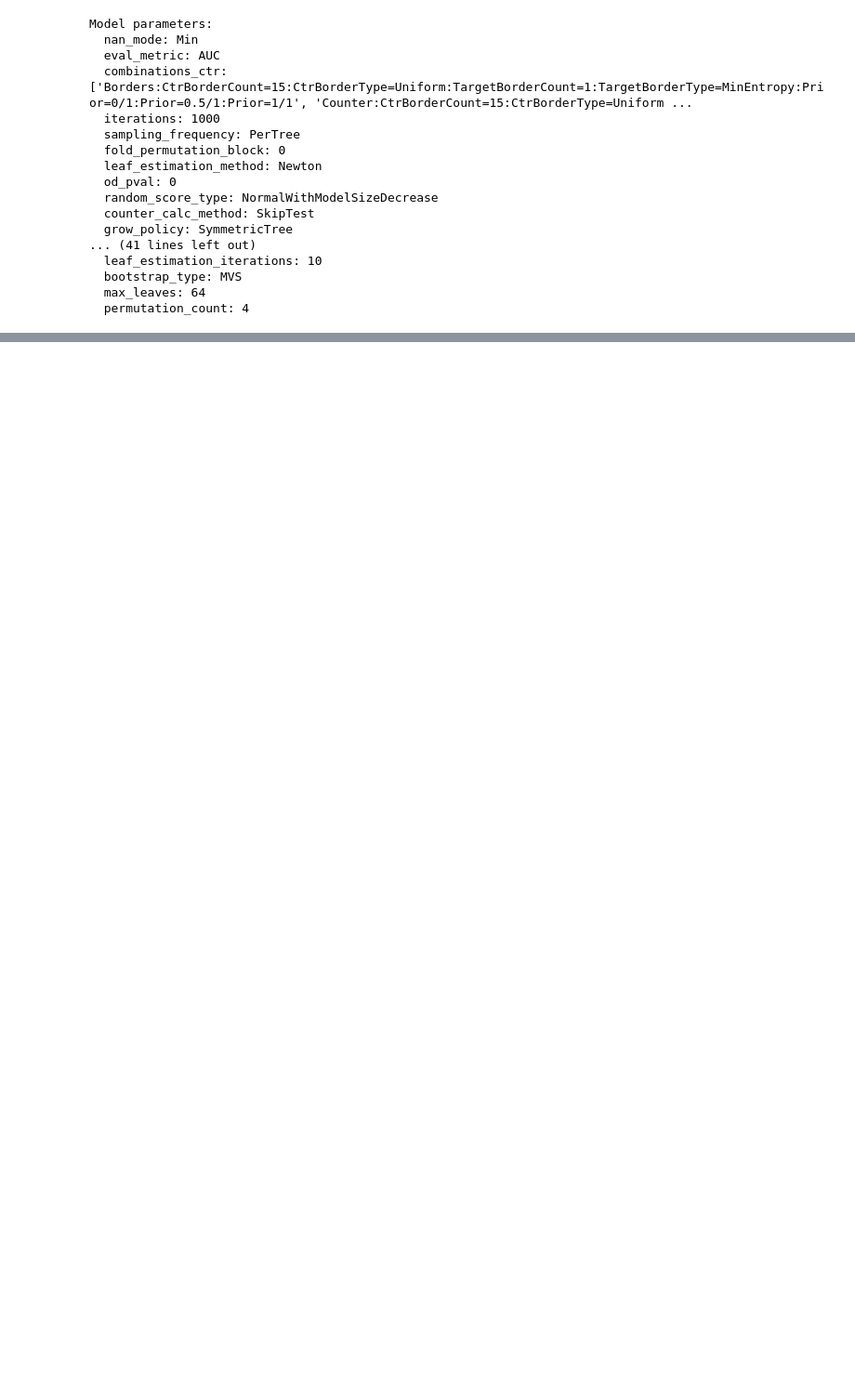
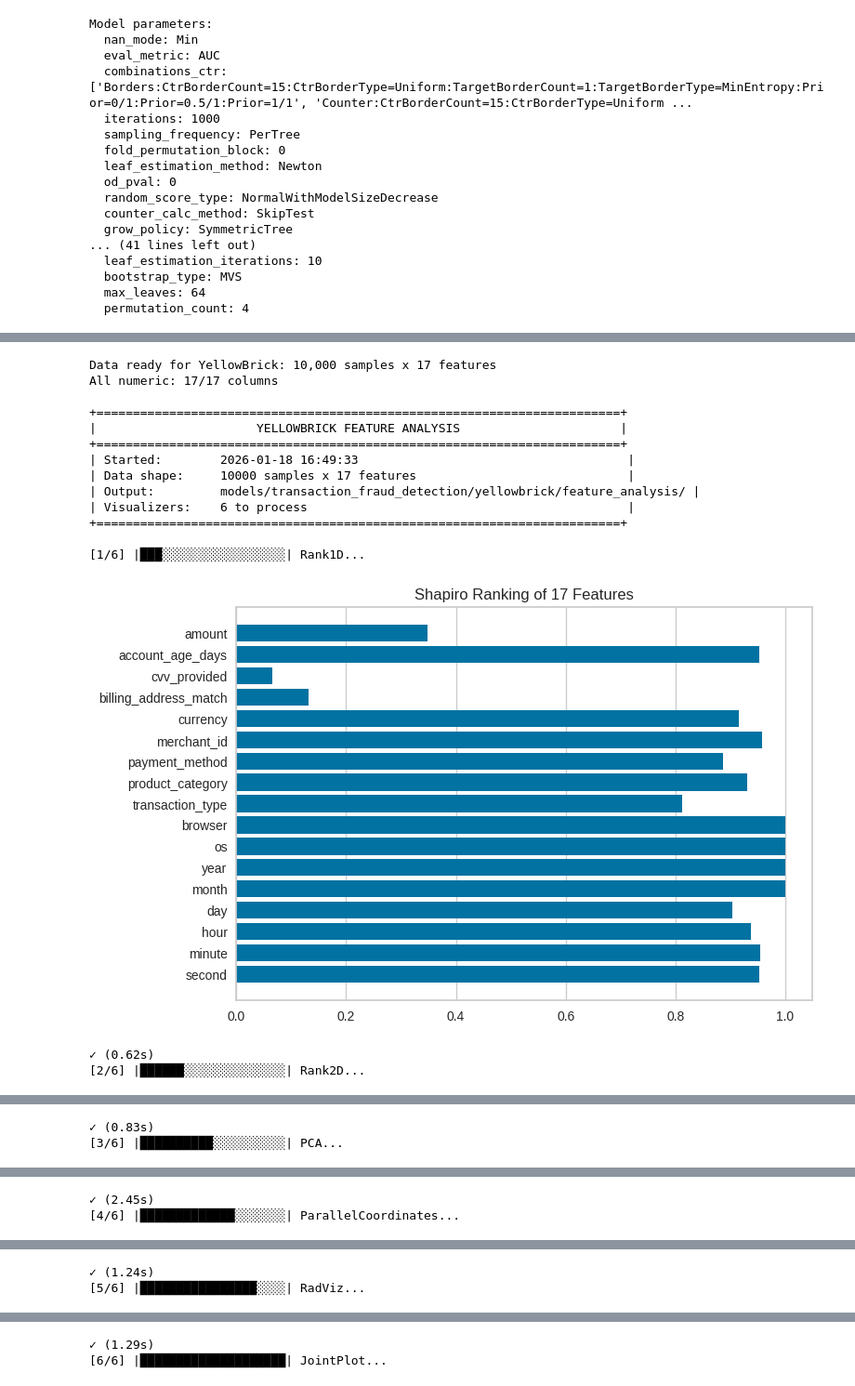
Before and after one commit to rafaelcoelho1409/COELHORealTime, a Jupyter notebook: notebooks/010_sklearn_duckdb_sql_classification.ipynb, the cells around one changed output, grey strips where cells are left out. Shown at 93% size. Cells and saved outputs as stored; diff of their text form; code cells hidden in the pictures; blank space fills up the shorter version.

Commit message:
YellowBrick: tests started with Features Visualizers

```diff
--- a/notebooks/010_sklearn_duckdb_sql_classification.ipynb
+++ b/notebooks/010_sklearn_duckdb_sql_classification.ipynb
@@ -636,11 +591,3 @@ Run the notebook twice with `MODEL_TYPE = "catboost"` and `MODEL_TYPE = "xgboost
 **Key Differences:**
 - **CatBoost**: Native categorical handling, ordered boosting, auto class weights
 - **XGBoost**: sklearn-native, compatible with YellowBrick visualizations
-# %%
-# Store metrics for comparison
-# Run with MODEL_TYPE="catboost" first, then "xgboost" to populate both
-
-print(f"\n{MODEL_TYPE.upper()} Model Metrics:")
-print("=" * 50)
-for name, value in eval_metrics.items():
-    print(f"  {name:20}: {value:.4f}")
@@ -979,0 +1304,18 @@ Model parameters:
+# %%
+# Define output path for YellowBrick visualizations
+YELLOWBRICK_PATH = "models/transaction_fraud_detection/yellowbrick"
+os.makedirs(f"{YELLOWBRICK_PATH}/feature_analysis", exist_ok=True)
+
+# Binary classes for TFD
+binary_classes = [0, 1]
+
+# Get feature names from training data
+feature_names = X_train.columns.tolist()
+
+# Generate kwargs for all feature visualizers (verbose=True shows configuration)
+feature_analysis_kwargs = yellowbrick_feature_analysis_kwargs(
+    classes=binary_classes,
+    features=feature_names,
+    estimator=model,  # Include for FeatureImportances
+    verbose=True,     # Show configuration details
+)
@@ -979,0 +1343,36 @@ Model parameters:
+# %%
+# Run all feature analysis visualizers
+# Data is already numeric from DuckDB SQL - no conversion needed!
+
+# Combine train+test for feature analysis (more data = better visualizations)
+X_full = pd.concat([X_train, X_test])
+y_full = pd.concat([y_train, y_test])
+
+print(f"Data ready for YellowBrick: {X_full.shape[0]:,} samples x {X_full.shape[1]} features")
+print(f"All numeric: {X_full.select_dtypes(include=['number']).shape[1]}/{X_full.shape[1]} columns")
+
+# Run visualizers
+results = yellowbrick_feature_analysis_visualizers(
+    feature_analysis_kwargs,
+    X_full,
+    y_full,
+    YELLOWBRICK_PATH,
+    verbose=True,
+)
+# %% [output]
+Data ready for YellowBrick: 10,000 samples x 17 features
+All numeric: 17/17 columns
+
++========================================================================+
+|                      YELLOWBRICK FEATURE ANALYSIS                      |
++========================================================================+
+| Started:        2026-01-18 16:49:33                                     |
+| Data shape:     10000 samples x 17 features                             |
+| Output:         models/transaction_fraud_detection/yellowbrick/feature_analysis/ |
+| Visualizers:    6 to process                                            |
++========================================================================+
+
+[1/6] |███░░░░░░░░░░░░░░░░░| Rank1D...
+[figure, added]
+✓ (0.62s)
+[2/6] |██████░░░░░░░░░░░░░░| Rank2D...
@@ -979,0 +1380,2 @@ Model parameters:
+✓ (0.83s)
+[3/6] |██████████░░░░░░░░░░| PCA...
@@ -979,0 +1383,2 @@ Model parameters:
+✓ (2.45s)
+[4/6] |█████████████░░░░░░░| ParallelCoordinates...
@@ -979,0 +1386,2 @@ Model parameters:
+✓ (1.24s)
+[5/6] |████████████████░░░░| RadViz...
@@ -979,0 +1389,2 @@ Model parameters:
+✓ (1.29s)
+[6/6] |████████████████████| JointPlot...
```
Also changed, not shown: parts of 23 cells of this notebook, 3 other files.
